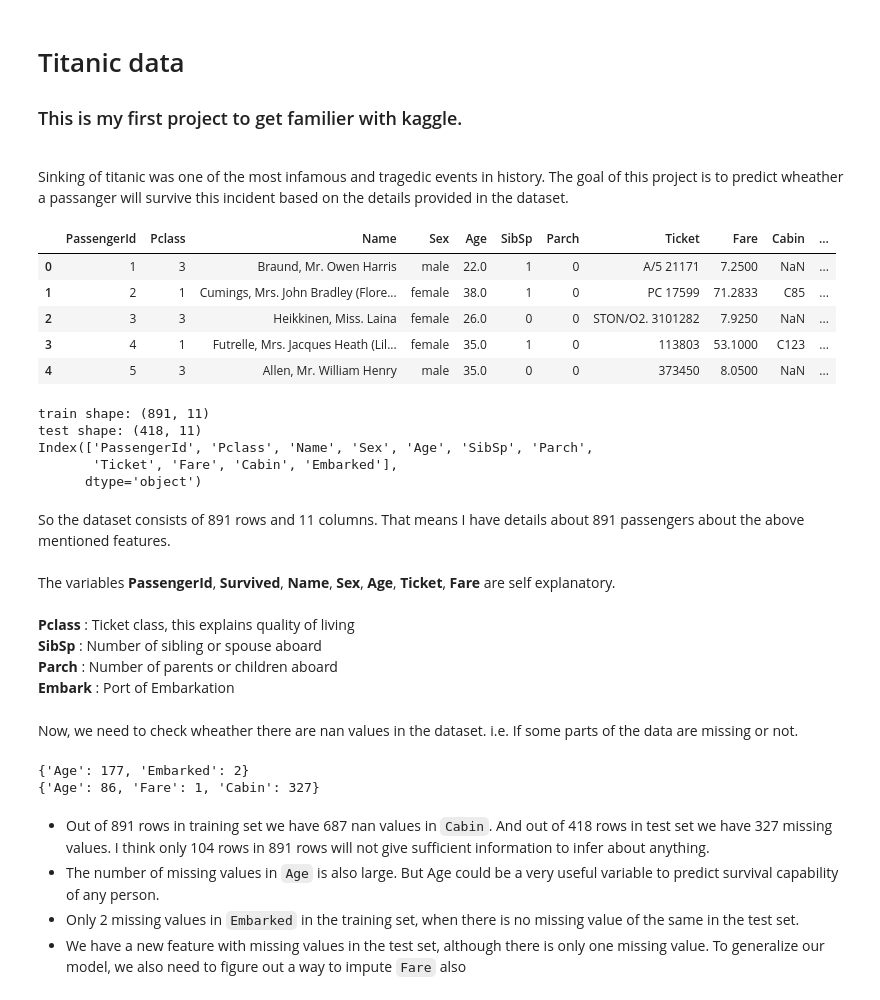
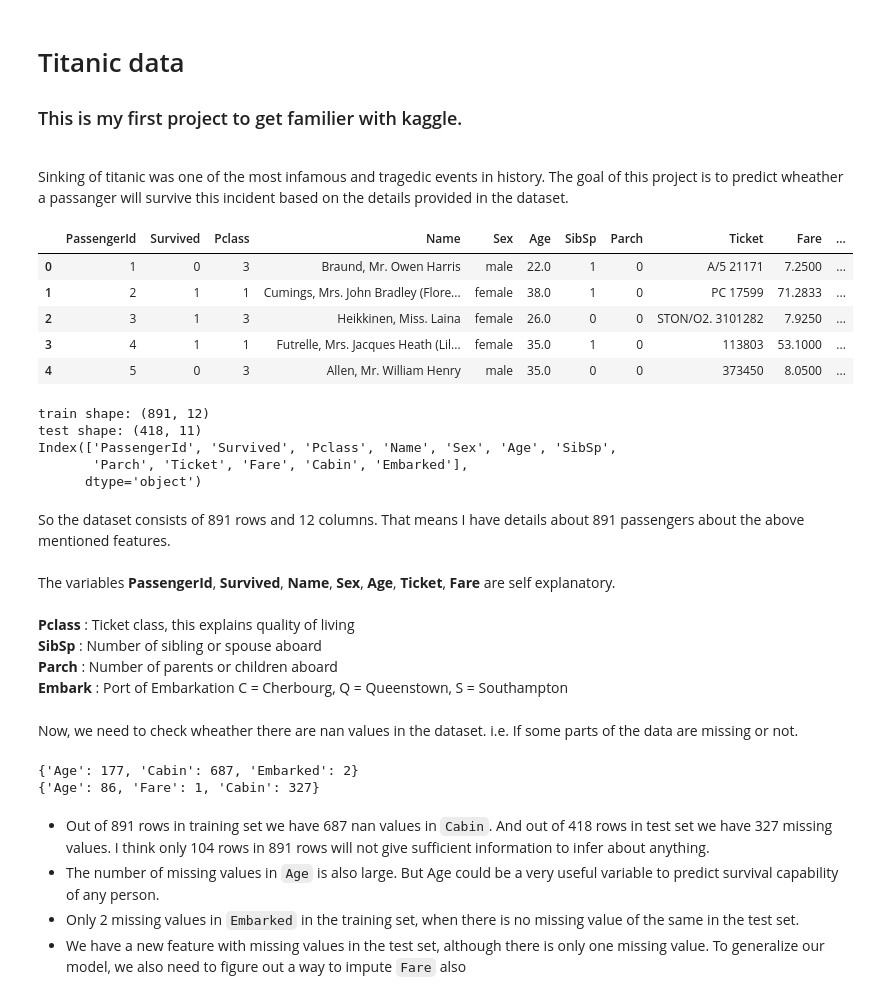
Before and after one commit to pritam-dey3/Titanic-Passenger-Survival-Prediction, a Jupyter notebook: titanic.ipynb, the cells around one changed output. Drawn from its saved outputs; the diff is of its cells as text; code cells hidden in the pictures.

```diff
--- a/titanic.ipynb
+++ b/titanic.ipynb
@@ -6,58 +6,57 @@ Sinking of titanic was one of the most infamous and tragedic events in history.
 # %%
 #load data
 import pandas as pd
 import numpy as np
 from sklearn.model_selection import GridSearchCV
 from sklearn.externals import joblib
 from sklearn.model_selection import cross_val_score
 from sklearn.linear_model import LogisticRegression
 from sklearn.neighbors import KNeighborsClassifier
 from sklearn.pipeline import Pipeline
 from sklearn.preprocessing import StandardScaler, OrdinalEncoder, OneHotEncoder
 from sklearn.impute import SimpleImputer
 from sklearn.compose import ColumnTransformer
 from functon_scripts.col_names import col_names, namedict
 from functon_scripts.SpecialImputers import ImputeAge, ImputeFare
 from functon_scripts.CustomEstimators import CabinImputer, EmbarkedImputer, DoNothing, DropColumns, FareCat
 from matplotlib import pyplot as plt
 import seaborn as sns
 
 sns.set_style('darkgrid')
 
 data_dir = 'data/'
 
 data = pd.read_csv(data_dir + 'train.csv')
+testdata = pd.read_csv(data_dir + 'test.csv')
+
 d1 = data.copy()
-labels = data['Survived']
-data = data.drop('Survived', axis=1)
-testdata = pd.read_csv(data_dir + 'test.csv')
 data.head()
 # %% [output]
-|  | PassengerId | Pclass | Name | Sex | Age | SibSp | Parch | Ticket | Fare | Cabin | ... |
-| 0 | 1 | 3 | Braund, Mr. Owen Harris | male | 22.0 | 1 | 0 | A/5 21171 | 7.2500 | NaN | ... |
-| 1 | 2 | 1 | Cumings, Mrs. John Bradley (Flore... | female | 38.0 | 1 | 0 | PC 17599 | 71.2833 | C85 | ... |
-| 2 | 3 | 3 | Heikkinen, Miss. Laina | female | 26.0 | 0 | 0 | STON/O2. 3101282 | 7.9250 | NaN | ... |
-| 3 | 4 | 1 | Futrelle, Mrs. Jacques Heath (Lil... | female | 35.0 | 1 | 0 | 113803 | 53.1000 | C123 | ... |
-| 4 | 5 | 3 | Allen, Mr. William Henry | male | 35.0 | 0 | 0 | 373450 | 8.0500 | NaN | ... |
+|  | PassengerId | Survived | Pclass | Name | Sex | Age | SibSp | Parch | Ticket | Fare | ... |
+| 0 | 1 | 0 | 3 | Braund, Mr. Owen Harris | male | 22.0 | 1 | 0 | A/5 21171 | 7.2500 | ... |
+| 1 | 2 | 1 | 1 | Cumings, Mrs. John Bradley (Flore... | female | 38.0 | 1 | 0 | PC 17599 | 71.2833 | ... |
+| 2 | 3 | 1 | 3 | Heikkinen, Miss. Laina | female | 26.0 | 0 | 0 | STON/O2. 3101282 | 7.9250 | ... |
+| 3 | 4 | 1 | 1 | Futrelle, Mrs. Jacques Heath (Lil... | female | 35.0 | 1 | 0 | 113803 | 53.1000 | ... |
+| 4 | 5 | 0 | 3 | Allen, Mr. William Henry | male | 35.0 | 0 | 0 | 373450 | 8.0500 | ... |
 # %%
 print(f'train shape: {data.shape}')
 print(f'test shape: {testdata.shape}')
 print(data.columns)
 # %% [output]
-train shape: (891, 11)
+train shape: (891, 12)
 test shape: (418, 11)
-Index(['PassengerId', 'Pclass', 'Name', 'Sex', 'Age', 'SibSp', 'Parch',
-       'Ticket', 'Fare', 'Cabin', 'Embarked'],
+Index(['PassengerId', 'Survived', 'Pclass', 'Name', 'Sex', 'Age', 'SibSp',
+       'Parch', 'Ticket', 'Fare', 'Cabin', 'Embarked'],
       dtype='object')
 # %% [markdown]
-So the dataset consists of 891 rows and 11 columns. That means I have details about 891 passengers about the above mentioned features.
+So the dataset consists of 891 rows and 12 columns. That means I have details about 891 passengers about the above mentioned features.
 <br><br>
 The variables **PassengerId**, **Survived**, **Name**, **Sex**, **Age**, **Ticket**, **Fare** are self explanatory.
 <br><br>
 **Pclass** : Ticket class, this explains quality of living <br>
 **SibSp** : Number of sibling or spouse aboard <br>
 **Parch** : Number of parents or children aboard <br>
-**Embark** : Port of Embarkation
+**Embark** : Port of Embarkation C = Cherbourg, Q = Queenstown, S = Southampton
 # %% [markdown]
 Now, we need to check wheather there are nan values in the dataset. i.e. If some parts of the data are missing or not.
 # %%
@@ -67,7 +66,7 @@ from functon_scripts.find_nan_cols import find_nan_cols
 find_nan_cols(data)
 find_nan_cols(testdata)
 # %% [output]
-{'Age': 177, 'Embarked': 2}
+{'Age': 177, 'Cabin': 687, 'Embarked': 2}
 {'Age': 86, 'Fare': 1, 'Cabin': 327}
 # %% [markdown]
 * Out of 891 rows in training set we have 687 nan values in `Cabin`. And out of 418 rows in test set we have 327 missing values. I think only 104 rows in 891 rows will not give sufficient information to infer about anything.
```
Also changed, not shown: parts of 24 cells of this notebook, 6 other files.
